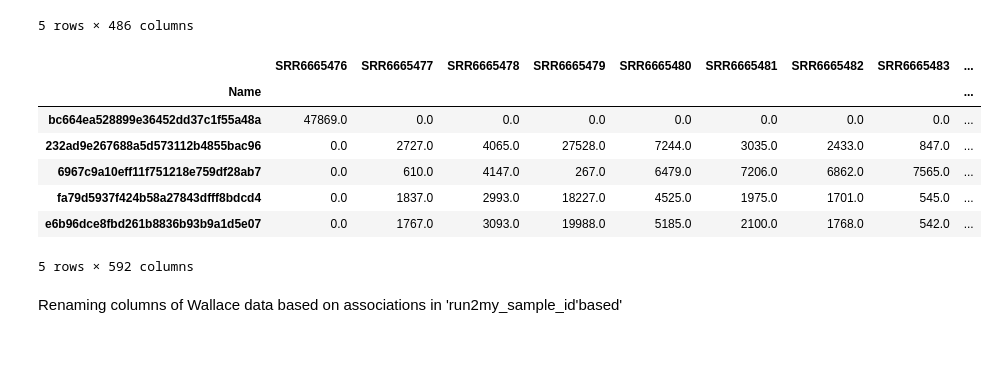
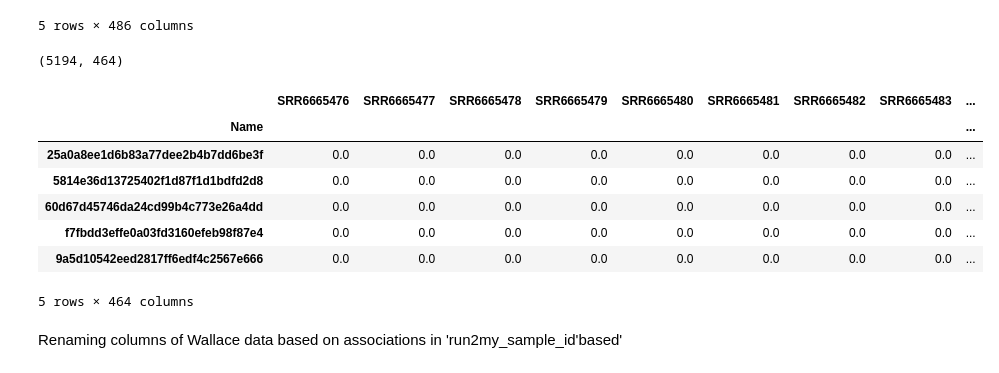
Before and after one commit to SantosRAC/maize_microbiome_transcriptomics, a Jupyter notebook: correlations_rnaseq_metataxonomics/expr_metataxonomics_correlations_v2.ipynb, the cells around one changed output. Saved outputs shown, nothing was run; the diff lists cells and outputs as text; code cells hidden in the pictures.

Commit message:
Removing contaminants and rarefying before correlations

```diff
--- a/correlations_rnaseq_metataxonomics/expr_metataxonomics_correlations_v2.ipynb
+++ b/correlations_rnaseq_metataxonomics/expr_metataxonomics_correlations_v2.ipynb
@@ -169,24 +183,36 @@ kremling_expression_v5.head()
 5 rows × 486 columns
 # %%
 # Importing ASV data; generated from processing 16S data from Wallace et al. (2018)
-wallace_asvs = pd.read_csv('/media/rsantos/4TB_drive/Projects/UGA_RACS/16S/Qiime2/dada2/as_single_q20/table-paired-end_wallace2018_assingle_forward_q20-dada2_feature-table/q20_fw_feature-table.tsv',
+
+#wallace_asvs = pd.read_csv('/media/rsantos/4TB_drive/Projects/UGA_RACS/16S/Qiime2/dada2/as_single_q20/table-paired-end_wallace2018_assingle_forward_q20-dada2_feature-table/q20_fw_feature-table.tsv',
+#                           sep='\t')
+#wallace_asvs = pd.read_csv('/media/renato/SSD1TB/Projects/UGA_RACS/16S/Qiime2/dada2/table-paired-end_wallace2018_assingle_forward_q20-dada2/q20_fw_feature-table.tsv',
+#                           sep='\t')
+
+# Removed contaminants and rarefied ASV table !!!!
+#qiime taxa filter-table --i-table ../dada2/table-paired-end_wallace2018_assingle_forward_q20-dada2.qza --i-taxonomy ../../../tmp_04272024/silva_taxonomy_fw_q20.qza --p-exclude mitochondria,chloroplast,eukaryota --o-filtered-table table-paired-end_wallace2018_assingle_forward_q20-dada2_filtered.qza
+#qiime feature-table rarefy --i-table ../taxonomy_filtering/table-paired-end_wallace2018_assingle_forward_q20-dada2_filtered.qza --p-sampling-depth 15496 --o-rarefied-table table-paired-end_wallace2018_assingle_forward_q20-dada2_filtered_rarefied15496.qza
+#qiime tools export --input-path table-paired-end_wallace2018_assingle_forward_q20-dada2_filtered_rarefied15496.qza --output-path table-paired-end_wallace2018_assingle_forward_q20-dada2_filtered_rarefied15496
+#biom convert -i feature-table.biom -o q20_fw_feature-table_filtered_rarefied.tsv --to-tsv
+wallace_asvs = pd.read_csv('/media/renato/SSD1TB/Projects/UGA_RACS/16S/Qiime2/dada2/table-paired-end_wallace2018_assingle_forward_q20-dada2_filtered_rarefied15496/q20_fw_feature-table_filtered_rarefied.tsv',
                            sep='\t')
-
 # Rename column and reset the index
 wallace_asvs.rename(columns={'ASV': 'Name'}, inplace=True)
 wallace_asvs.set_index('Name', inplace=True)
 
 # Print the dataframe
+print(wallace_asvs.shape)
 wallace_asvs.head()
 # %% [output]
+(5194, 464)
 |  | SRR6665476 | SRR6665477 | SRR6665478 | SRR6665479 | SRR6665480 | SRR6665481 | SRR6665482 | SRR6665483 | ... |
 | Name |  |  |  |  |  |  |  |  | ... |
-| bc664ea528899e36452dd37c1f55a48a | 47869.0 | 0.0 | 0.0 | 0.0 | 0.0 | 0.0 | 0.0 | 0.0 | ... |
-| 232ad9e267688a5d573112b4855bac96 | 0.0 | 2727.0 | 4065.0 | 27528.0 | 7244.0 | 3035.0 | 2433.0 | 847.0 | ... |
-| 6967c9a10eff11f751218e759df28ab7 | 0.0 | 610.0 | 4147.0 | 267.0 | 6479.0 | 7206.0 | 6862.0 | 7565.0 | ... |
-| fa79d5937f424b58a27843dfff8bdcd4 | 0.0 | 1837.0 | 2993.0 | 18227.0 | 4525.0 | 1975.0 | 1701.0 | 545.0 | ... |
-| e6b96dce8fbd261b8836b93b9a1d5e07 | 0.0 | 1767.0 | 3093.0 | 19988.0 | 5185.0 | 2100.0 | 1768.0 | 542.0 | ... |
+| 25a0a8ee1d6b83a77dee2b4b7dd6be3f | 0.0 | 0.0 | 0.0 | 0.0 | 0.0 | 0.0 | 0.0 | 0.0 | ... |
+| 5814e36d13725402f1d87f1d1bdfd2d8 | 0.0 | 0.0 | 0.0 | 0.0 | 0.0 | 0.0 | 0.0 | 0.0 | ... |
+| 60d67d45746da24cd99b4c773e26a4dd | 0.0 | 0.0 | 0.0 | 0.0 | 0.0 | 0.0 | 0.0 | 0.0 | ... |
+| f7fbdd3effe0a03fd3160efeb98f87e4 | 0.0 | 0.0 | 0.0 | 0.0 | 0.0 | 0.0 | 0.0 | 0.0 | ... |
+| 9a5d10542eed2817ff6edf4c2567e666 | 0.0 | 0.0 | 0.0 | 0.0 | 0.0 | 0.0 | 0.0 | 0.0 | ... |
-5 rows × 592 columns
+5 rows × 464 columns
 # %% [markdown]
 Renaming columns of Wallace data based on associations in 'run2my_sample_id'based'
 # %%
```
Also changed, not shown: parts of 43 cells of this notebook.
